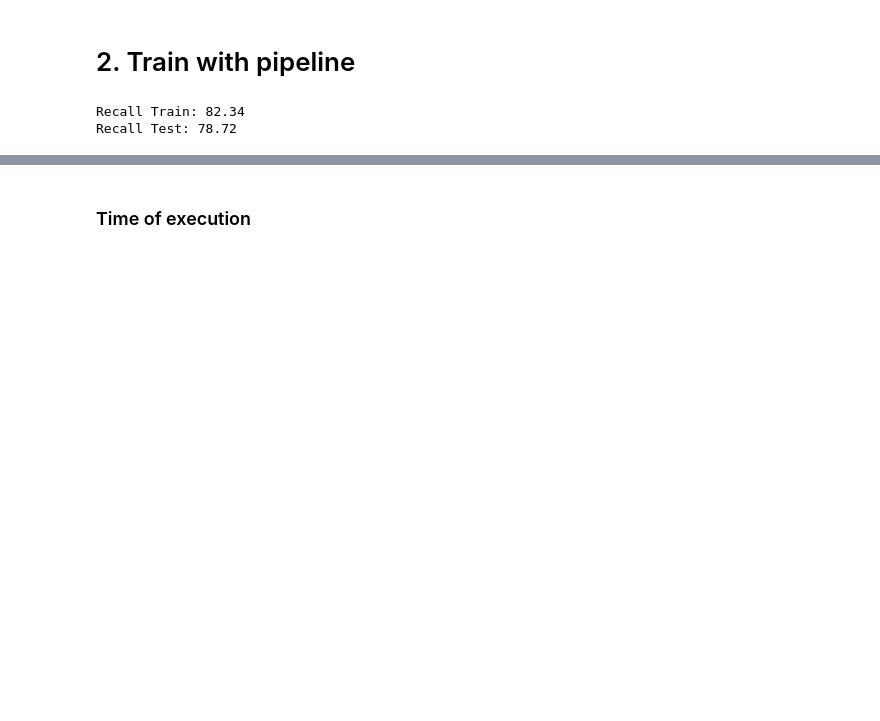
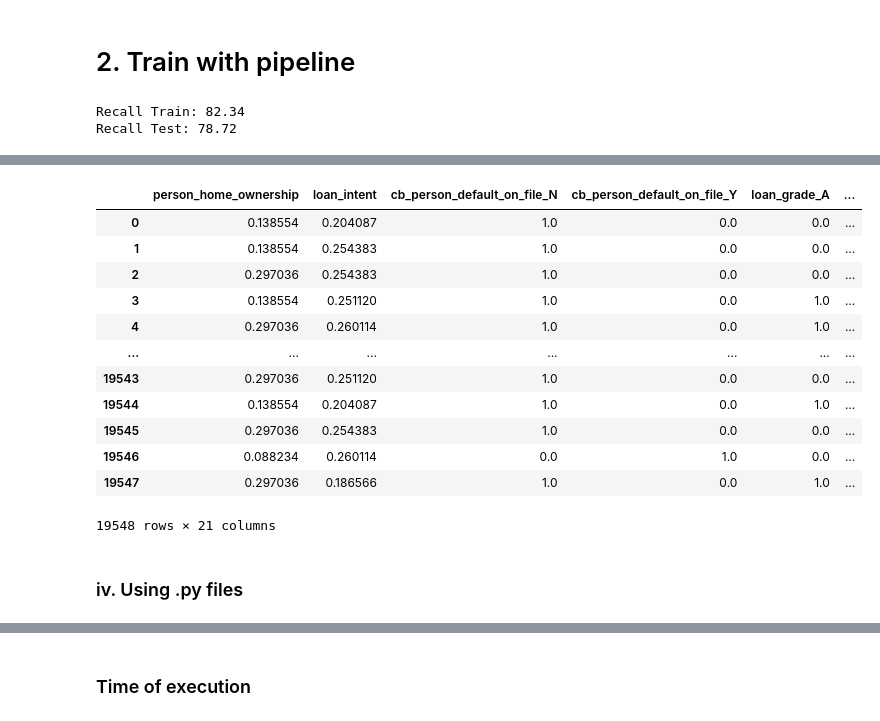
Before and after one commit to anvaldes/Repositorio_de_Proyectos, a Jupyter notebook: Data_Science_Contents/General_Topics/28.Sklearn_Pipelines/Sklearn_Pipelines.ipynb, the cells around one changed output, grey strips where cells are left out. Cells and saved outputs as stored; diff of their text form; code cells hidden in the pictures; blank space fills up the shorter version.

```diff
--- a/Data_Science_Contents/General_Topics/28.Sklearn_Pipelines/Sklearn_Pipelines.ipynb
+++ b/Data_Science_Contents/General_Topics/28.Sklearn_Pipelines/Sklearn_Pipelines.ipynb
@@ -115,0 +334,45 @@ Recall Test: 78.72
+# %%
+new_cat_oh_cols = []
+
+for c_oh in cat_oh_cols:
+
+    for i in range(len(cat_oh)):
+
+        if c_oh[1] == str(i):
+
+            new_c_oh = cat_oh[i] + c_oh[2:]
+            new_cat_oh_cols.append(new_c_oh)
+# %%
+new_cols = cat_str + new_cat_oh_cols + num_mean + num_zero + num_mean_nan + [f'indic_{n_m}' for n_m in num_mean_nan] + num_zero_nan + [f'indic_{n_z}' for n_z in num_zero_nan]
+# %%
+X_train_new = pd.concat(
+    [
+     cat_str_transformer.transform(X_train[cat_str]),
+     pd.DataFrame.sparse.from_spmatrix(cat_oh_transformer.transform(X_train[cat_oh])),
+     pd.DataFrame(num_mean_transformer.transform(X_train[num_mean])),
+     pd.DataFrame(num_zero_transformer.transform(X_train[num_zero])),
+     pd.DataFrame(num_mean_ind_transformer.transform(X_train[num_mean_nan])),
+     pd.DataFrame(num_zero_ind_transformer.transform(X_train[num_zero_nan]))
+    ],
+    axis = 1
+    )
+# %%
+X_train_new.columns = new_cols
+# %%
+X_train_new
+# %% [output]
+|  | person_home_ownership | loan_intent | cb_person_default_on_file_N | cb_person_default_on_file_Y | loan_grade_A | ... |
+| 0 | 0.138554 | 0.204087 | 1.0 | 0.0 | 0.0 | ... |
+| 1 | 0.138554 | 0.254383 | 1.0 | 0.0 | 0.0 | ... |
+| 2 | 0.297036 | 0.254383 | 1.0 | 0.0 | 0.0 | ... |
+| 3 | 0.138554 | 0.251120 | 1.0 | 0.0 | 1.0 | ... |
+| 4 | 0.297036 | 0.260114 | 1.0 | 0.0 | 1.0 | ... |
+| ... | ... | ... | ... | ... | ... | ... |
+| 19543 | 0.297036 | 0.251120 | 1.0 | 0.0 | 0.0 | ... |
+| 19544 | 0.138554 | 0.204087 | 1.0 | 0.0 | 1.0 | ... |
+| 19545 | 0.297036 | 0.254383 | 1.0 | 0.0 | 0.0 | ... |
+| 19546 | 0.088234 | 0.260114 | 0.0 | 1.0 | 0.0 | ... |
+| 19547 | 0.297036 | 0.186566 | 1.0 | 0.0 | 1.0 | ... |
+19548 rows × 21 columns
+# %% [markdown]
+### iv. Using .py files
```
Also changed, not shown: parts of 85 cells of this notebook, 5 other files.
